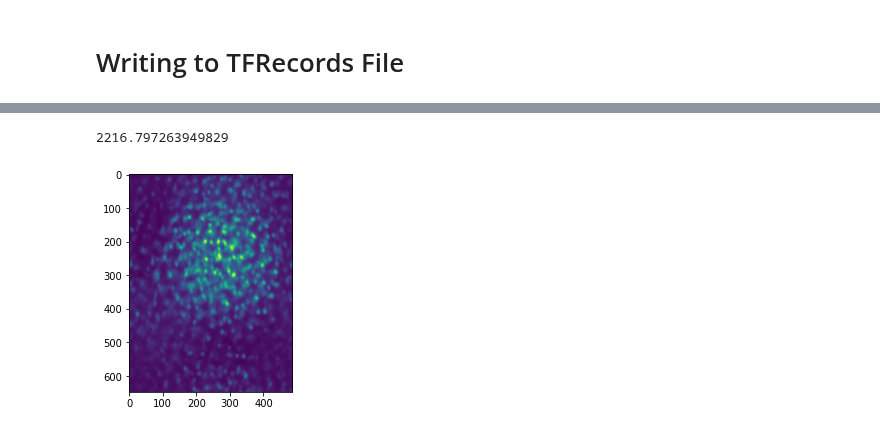
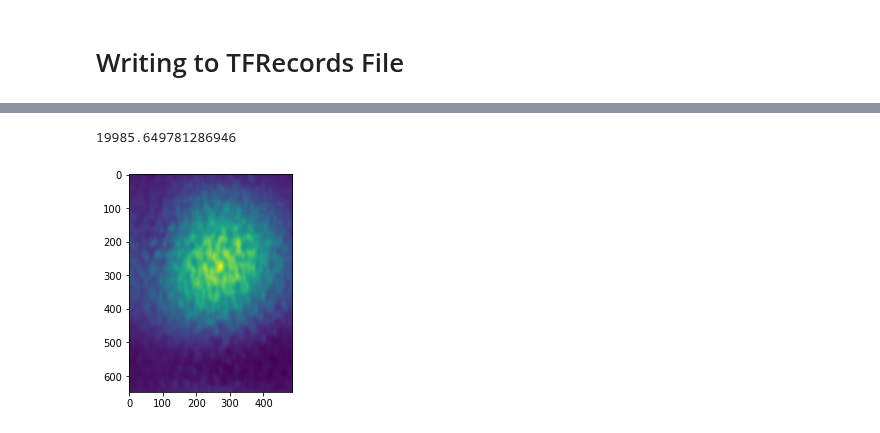
Before and after one commit to richardshuai/u-net-reconstruction, a Jupyter notebook: notebooks/ForwardModel.ipynb, the cells around one changed output, grey strips where cells are left out. Drawn from its saved outputs; the diff is of its cells as text; code cells hidden in the pictures.

Commit message:
Add padding to extend weights, model 5.4

```diff
--- a/notebooks/ForwardModel.ipynb
+++ b/notebooks/ForwardModel.ipynb
@@ -33,12 +33,15 @@ comps_path = '../data/PSFs/SVD_2_5um_PSF_5um_1_ds2_components_green_SubAvg.mat'
 weights_path = '../data/PSFs/SVD_2_5um_PSF_5um_1_ds2_weights_interp_green_SubAvg.mat'
 # %%
 # Planes record path
-sample_names = 'plane-gen'
-planes_dir = path.join('..', 'data', 'datasets', 'gt-records', 'broad-institute')
+sample_names = 'sample'
+# planes_dir = path.join('..', 'data', 'datasets', 'gt-records', 'hpa')
+planes_dir = path.join('..', 'data', 'datasets', 'temp-gt-records')
+
 planes_files = glob.glob(path.join(planes_dir, '*'))
 
 # Simulation output record path
-record_dir = path.join('..', 'data', 'datasets', 'sim-records', 'broad-institute')
+# record_dir = path.join('..', 'data', 'datasets', 'sim-records', 'hpa')
+record_dir = path.join('..', 'data', 'datasets', 'temp-sim-records')
 # %%
 print(planes_files[0])
 # %% [output]
@@ -106,4 +131,5 @@ weights = weights[:, :z_slices]
 # %%
 # Calculate fourier transform of H
-H = fft.fft2(fft.ifftshift(fft.ifftshift(comps, axes=2), axes=3))
+# H = fft.fft2(fft.ifftshift(fft.ifftshift(comps, axes=2), axes=3))
+H = fft.fft2(fft.ifftshift(fft.ifftshift(pad_2d(comps), axes=2), axes=3))
 alpha = weights
@@ -117,3 +136,5 @@ gc.collect()
+# %%
+H_no_pad = fft.fft2(fft.ifftshift(fft.ifftshift((comps), axes=2), axes=3))
 # %% [markdown]
 # Forward Model
 # %%
@@ -123,6 +144,9 @@ class ForwardModel():
 
     def simulate_2d(self, v, alpha, H):
         return self._A_svd_2d(v, alpha, H)
+
+    def simulate_2d_no_pad(self, v, alpha, H):
+        return self._A_svd_2d_no_pad(v, alpha, H)
 
 #     def _create_example(self, plane):
 #         """
@@ -194,29 +218,8 @@ class ForwardModel():
         """
         y, x = v.shape
         v = v.reshape(1, y, x)
-        b = np.real(fft.ifft2(np.sum(np.sum(self._pad2d(H)*fft.fft2(self._pad2d(v*alpha)), axis=1), axis=0)))
+        b = np.real(crop_2d(fft.ifft2(np.sum(np.sum(H*fft.fft2(pad_2d(v*alpha, mode='edge')), axis=1), axis=0))))
         return b
-
-
-    def _pad2d(self, x):
-        """
-        Pads 2d array x before FFT convolution.
-        """
-        _, _, h, w = x.shape
-        padding = ((0, 0), (0, 0),
-                   (int(np.ceil(h / 2)), int(np.floor(h / 2))),
-                   (int(np.ceil(w / 2)), int(np.floor(w / 2))))
-        x = np.pad(x, pad_width=padding)
-        return x
-
-    def _crop2d(self, v):
-        """
-        Crops 2d array x after FFT convolution. Inverse of pad2d.
-        """
-        h, w = v.shape
-        h1, h2 = int(np.ceil(h / 4)), h - int(np.floor(h / 4))
-        w1, w2 = int(np.ceil(w / 4)), w - int(np.floor(w / 4))
-        return v[h1:h2, w1:w2]
 # %% [markdown]
 # 2D Simulations
 # %%
@@ -301,10 +319,12 @@ plt.show()
 # %%
-sim_example2 = model._A_svd_2d_no_pad(plane_example, alpha, H)
+model = ForwardModel()
+
+sim_example2 = model._A_svd_2d_no_pad(plane_example, alpha, H_no_pad)
 plt.imshow(sim_example2)
 print(np.sum(sim_example2))
 plt.show()
 # %% [output]
-2216.797263949829
+19985.649781286946
-[figure, old version]
+[figure, new version]
 # %%
 np.allclose(sim_example2, sim_example)
```
Also changed, not shown: parts of 11 cells of this notebook, 2 other files.
